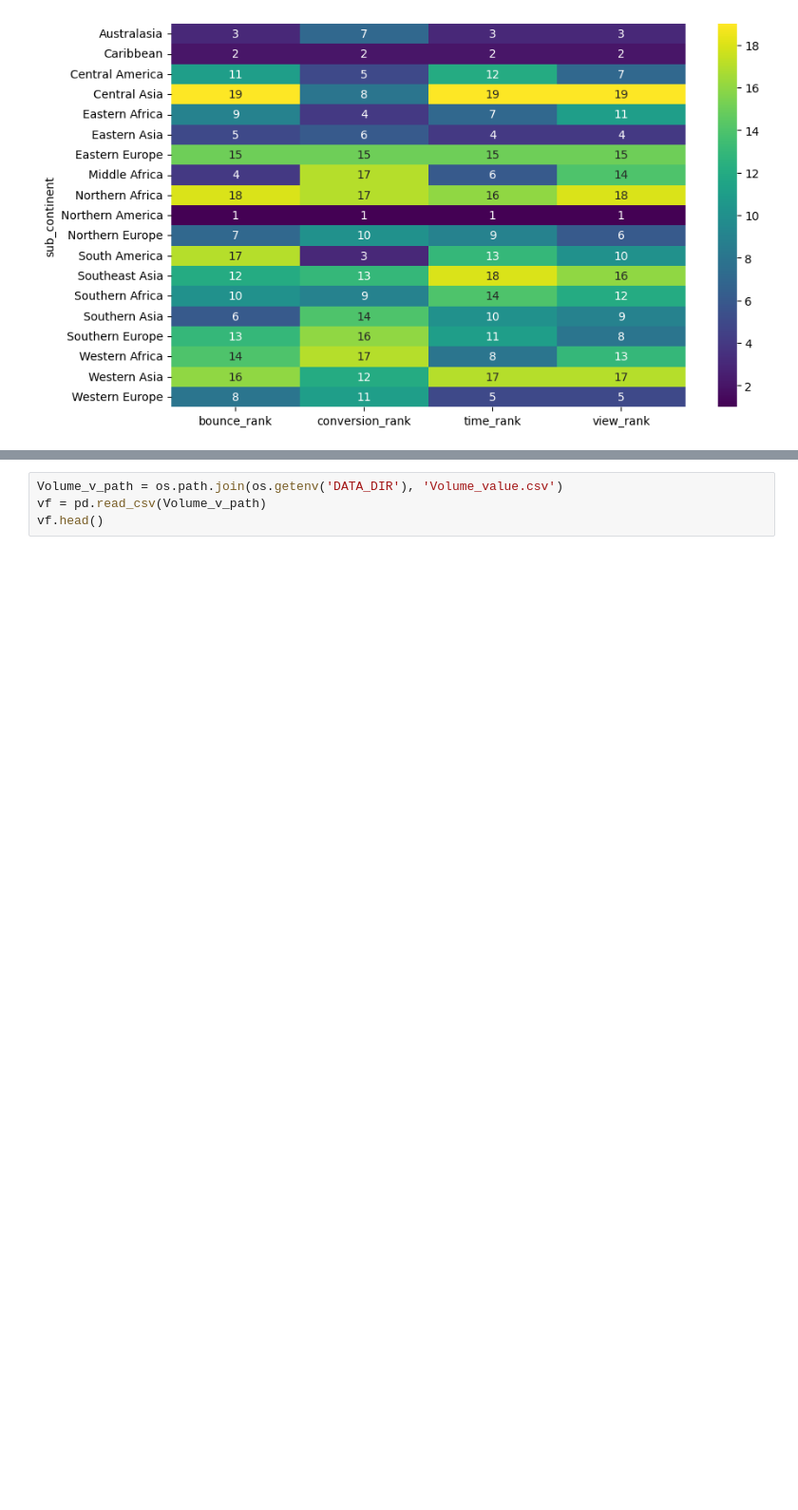
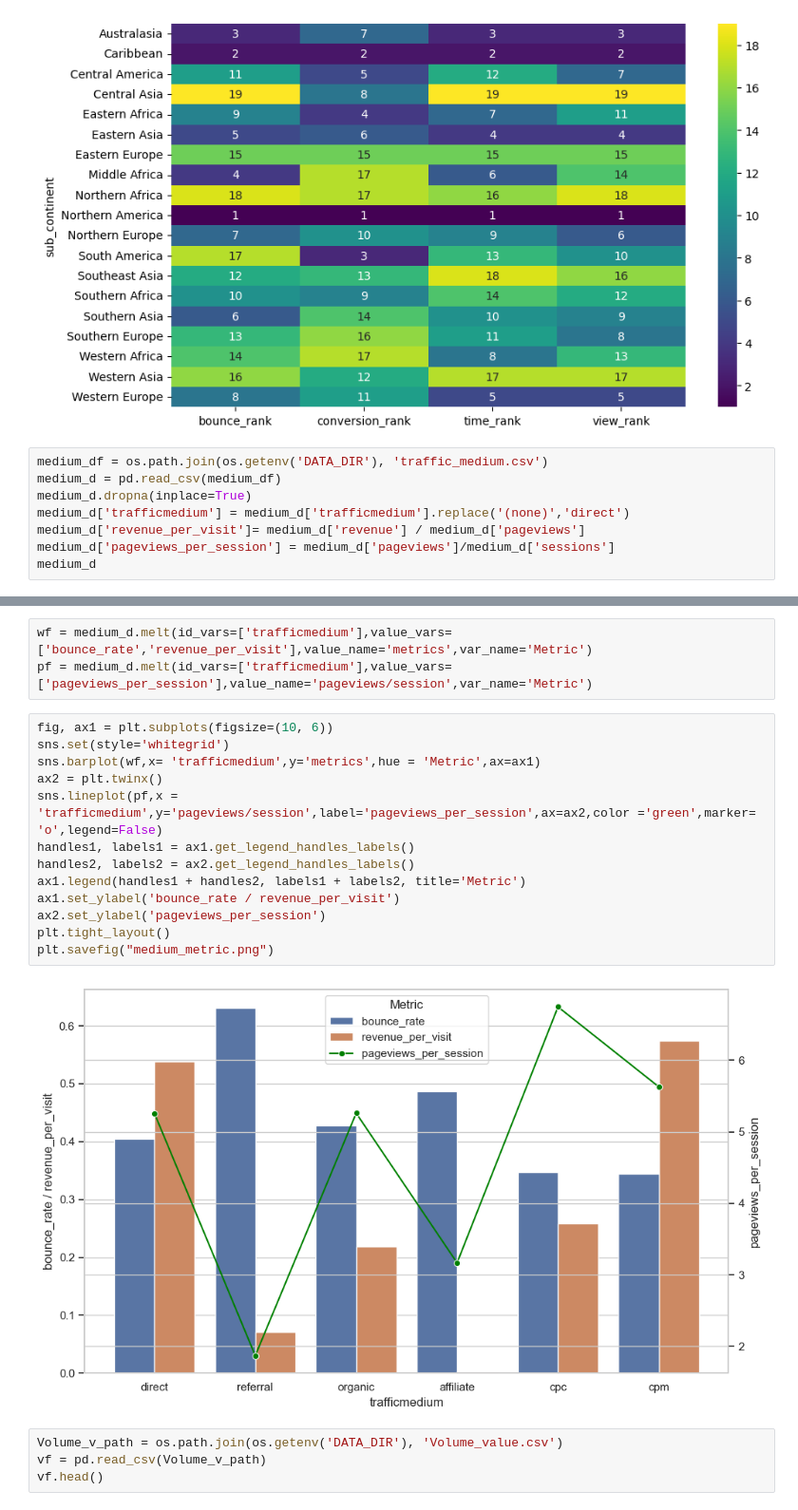
Before and after one commit to IoannisDev/Google-analytics-analysis, a Jupyter notebook: notebooks/notebook01.ipynb, the cells around one changed output, grey strips where cells are left out. Shown at 95% size. Saved outputs shown, nothing was run; the diff lists cells and outputs as text; blank space fills up the shorter version.

Commit message:
Made changes to readme and fixed graphs

```diff
--- a/notebooks/notebook01.ipynb
+++ b/notebooks/notebook01.ipynb
@@ -30,3 +30,11 @@ sns.heatmap(df.pivot_table(values=metrics,index='sub_continent'),annot=True,cmap
 # %% [output]
 <Axes: ylabel='sub_continent'>
 [figure]
+# %%
+medium_df = os.path.join(os.getenv('DATA_DIR'), 'traffic_medium.csv')
+medium_d = pd.read_csv(medium_df)
+medium_d.dropna(inplace=True)
+medium_d['trafficmedium'] = medium_d['trafficmedium'].replace('(none)','direct')
+medium_d['revenue_per_visit']= medium_d['revenue'] / medium_d['pageviews']
+medium_d['pageviews_per_session'] = medium_d['pageviews']/medium_d['sessions']
+medium_d
@@ -33,3 +49,21 @@ sns.heatmap(df.pivot_table(values=metrics,index='sub_continent'),annot=True,cmap
+# %%
+wf = medium_d.melt(id_vars=['trafficmedium'],value_vars=['bounce_rate','revenue_per_visit'],value_name='metrics',var_name='Metric')
+pf = medium_d.melt(id_vars=['trafficmedium'],value_vars=['pageviews_per_session'],value_name='pageviews/session',var_name='Metric')
+# %%
+fig, ax1 = plt.subplots(figsize=(10, 6))
+sns.set(style='whitegrid')
+sns.barplot(wf,x= 'trafficmedium',y='metrics',hue = 'Metric',ax=ax1)
+ax2 = plt.twinx()
+sns.lineplot(pf,x = 'trafficmedium',y='pageviews/session',label='pageviews_per_session',ax=ax2,color ='green',marker= 'o',legend=False)
+handles1, labels1 = ax1.get_legend_handles_labels()
+handles2, labels2 = ax2.get_legend_handles_labels()
+ax1.legend(handles1 + handles2, labels1 + labels2, title='Metric')
+ax1.set_ylabel('bounce_rate / revenue_per_visit')
+ax2.set_ylabel('pageviews_per_session')
+plt.tight_layout()
+plt.savefig("medium_metric.png")
+# %% [output]
+[figure, added]
 # %%
 Volume_v_path = os.path.join(os.getenv('DATA_DIR'), 'Volume_value.csv')
 vf = pd.read_csv(Volume_v_path)
```
Also changed, not shown: parts of 1 cell of this notebook, 3 other files.
